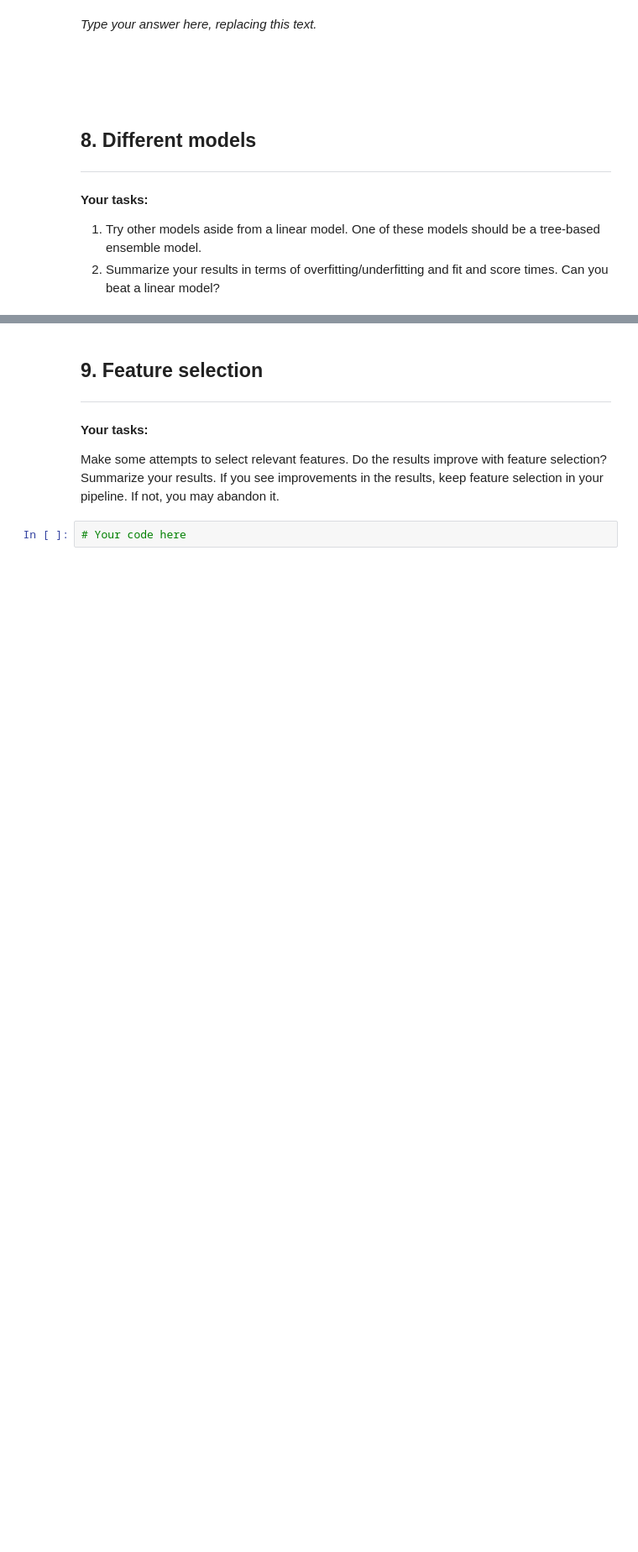
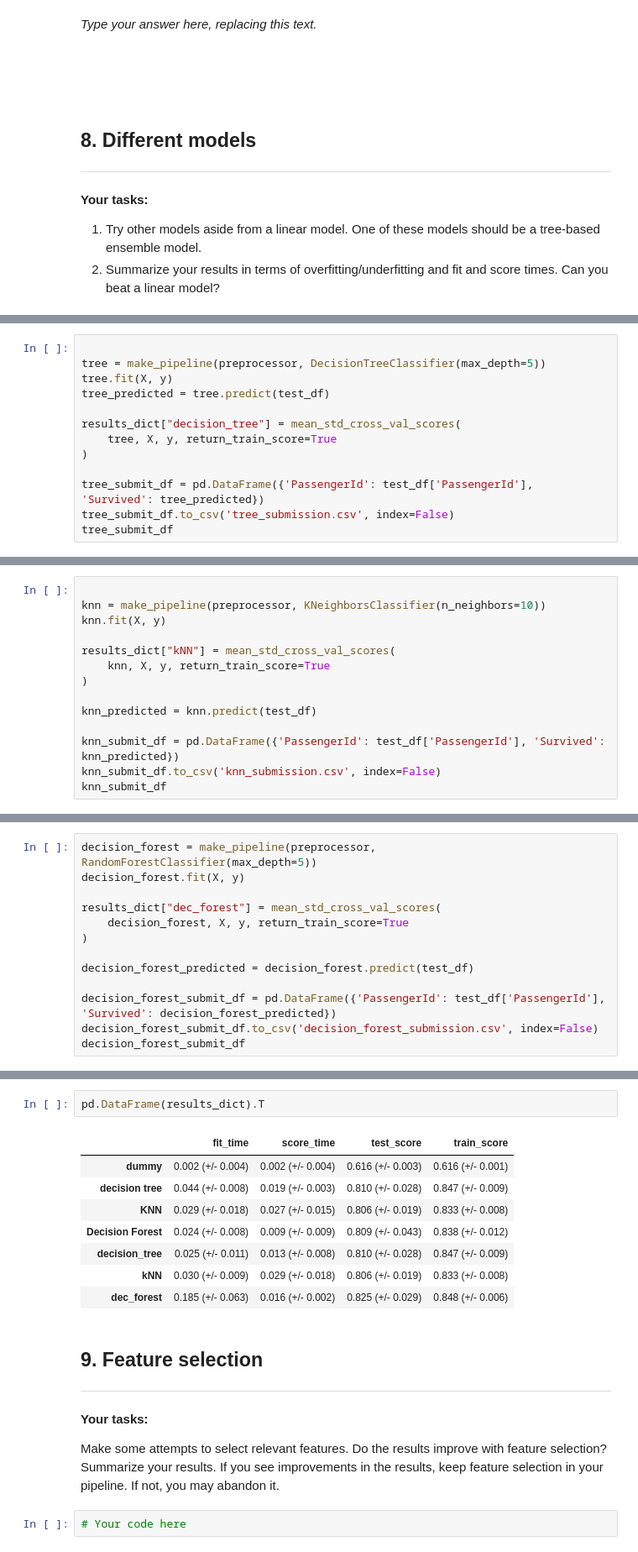
Before and after one commit to caden-maxwell/titanic_cs4320, a Jupyter notebook: template.ipynb, the cells around one changed output, grey strips where cells are left out. Shown at 84% size. Drawn from its saved outputs; the diff is of its cells as text; blank space fills up the shorter version.

```diff
--- a/template.ipynb
+++ b/template.ipynb
@@ -186,0 +345,13 @@ _Type your answer here, replacing this text._
+# %%
+
+tree = make_pipeline(preprocessor, DecisionTreeClassifier(max_depth=5))
+tree.fit(X, y)
+tree_predicted = tree.predict(test_df)
+
+results_dict["decision_tree"] = mean_std_cross_val_scores(
+    tree, X, y, return_train_score=True
+)
+
+tree_submit_df = pd.DataFrame({'PassengerId': test_df['PassengerId'], 'Survived': tree_predicted})
+tree_submit_df.to_csv('tree_submission.csv', index=False)
+tree_submit_df
@@ -186,0 +372,14 @@ _Type your answer here, replacing this text._
+# %%
+
+knn = make_pipeline(preprocessor, KNeighborsClassifier(n_neighbors=10))
+knn.fit(X, y)
+
+results_dict["kNN"] = mean_std_cross_val_scores(
+    knn, X, y, return_train_score=True
+)
+
+knn_predicted = knn.predict(test_df)
+
+knn_submit_df = pd.DataFrame({'PassengerId': test_df['PassengerId'], 'Survived': knn_predicted})
+knn_submit_df.to_csv('knn_submission.csv', index=False)
+knn_submit_df
@@ -186,0 +400,13 @@ _Type your answer here, replacing this text._
+# %%
+decision_forest = make_pipeline(preprocessor, RandomForestClassifier(max_depth=5))
+decision_forest.fit(X, y)
+
+results_dict["dec_forest"] = mean_std_cross_val_scores(
+    decision_forest, X, y, return_train_score=True
+)
+
+decision_forest_predicted = decision_forest.predict(test_df)
+
+decision_forest_submit_df = pd.DataFrame({'PassengerId': test_df['PassengerId'], 'Survived': decision_forest_predicted})
+decision_forest_submit_df.to_csv('decision_forest_submission.csv', index=False)
+decision_forest_submit_df
@@ -187,3 +427,14 @@ _Type your answer here, replacing this text._
+# %%
+pd.DataFrame(results_dict).T
+# %% [output]
+|  | fit_time | score_time | test_score | train_score |
+| dummy | 0.002 (+/- 0.004) | 0.002 (+/- 0.004) | 0.616 (+/- 0.003) | 0.616 (+/- 0.001) |
+| decision tree | 0.044 (+/- 0.008) | 0.019 (+/- 0.003) | 0.810 (+/- 0.028) | 0.847 (+/- 0.009) |
+| KNN | 0.029 (+/- 0.018) | 0.027 (+/- 0.015) | 0.806 (+/- 0.019) | 0.833 (+/- 0.008) |
+| Decision Forest | 0.024 (+/- 0.008) | 0.009 (+/- 0.009) | 0.809 (+/- 0.043) | 0.838 (+/- 0.012) |
+| decision_tree | 0.025 (+/- 0.011) | 0.013 (+/- 0.008) | 0.810 (+/- 0.028) | 0.847 (+/- 0.009) |
+| kNN | 0.030 (+/- 0.009) | 0.029 (+/- 0.018) | 0.806 (+/- 0.019) | 0.833 (+/- 0.008) |
+| dec_forest | 0.185 (+/- 0.063) | 0.016 (+/- 0.002) | 0.825 (+/- 0.029) | 0.848 (+/- 0.006) |
 # %% [markdown]
 <!-- BEGIN QUESTION -->
 
```
Also changed, not shown: parts of 18 cells of this notebook, 1 other file.
